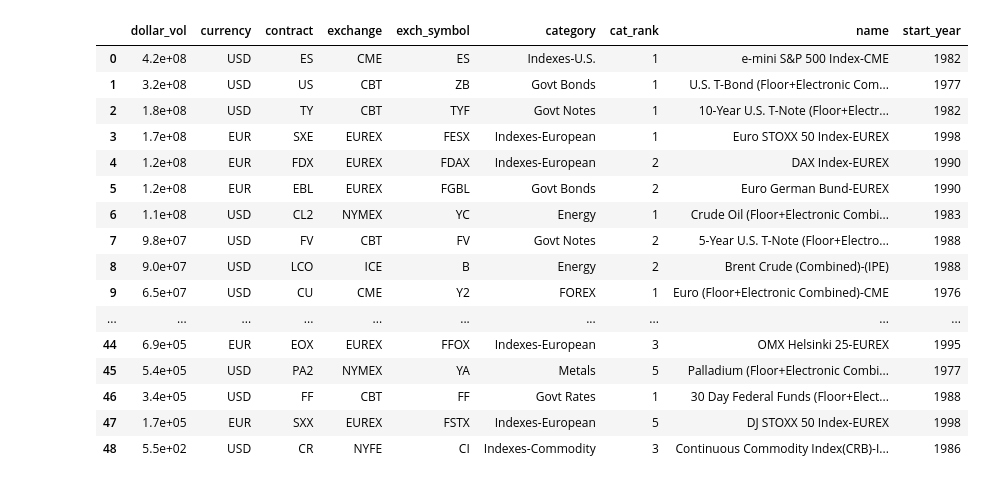
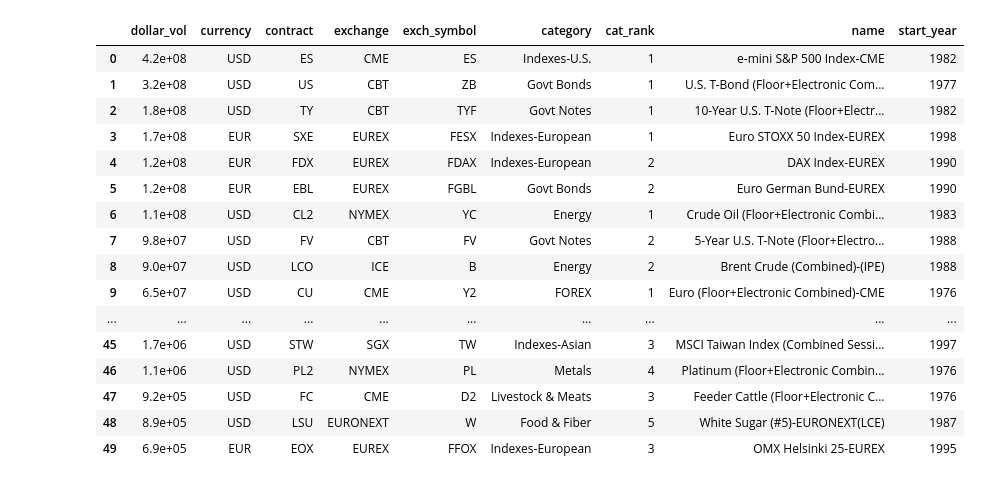
Before and after one commit to chiaolun/trend_following, a Jupyter notebook: analysis.ipynb, the cells around one changed output. Saved outputs shown, nothing was run; the diff lists cells and outputs as text; code cells hidden in the pictures.

```diff
--- a/analysis.ipynb
+++ b/analysis.ipynb
@@ -34,7 +42,3 @@ for contract, mult in [
 # %%
-dailies[["prev_date", "prev_close"]] = (
-    dailies.sort_values("date")
-    .groupby(["contract", "expiry"])
-    [["date", "close"]].shift()
-)
-dailies["d_close"] = dailies["close"] - dailies["prev_close"]
+prev_close = dailies.sort_values("date").groupby(["contract", "expiry"]).close.shift()
+dailies["d_close"] = dailies["close"] - prev_close
@@ -41,5 +47,5 @@ dailies["d_close"] = dailies["close"] - dailies["prev_close"]
 # %%
 dailies["expiry_int"] = (
     dailies["expiry"].str.slice(0, 4).astype(int) * 12 +
-    dailies["expiry"].str.slice(4, 5).apply(months.get)
+    dailies["expiry"].str.slice(4, 5).map(months)
 )
@@ -52,2 +64,2 @@ dailies[["expiry_int", "mod_month"]] = dailies[["expiry_int", "mod_month"]].asty
 # %%
-dailies = dailies[dailies.mod_month.between(0, 11)].copy()
+dailies = dailies.query("mod_month.between(0, 11)").copy()
@@ -54,2 +68,2 @@ dailies = dailies[dailies.mod_month.between(0, 11)].copy()
 # %%
-dailies["mod_month"] = pd.Categorical.from_codes(dailies["mod_month"], months.keys())
+dailies["mod_month"] = pd.Categorical.from_codes(dailies["mod_month"], months.index)
@@ -135,37 +163,35 @@ contract_volumes["start_year"] = contract_volumes.contract.map(
 # %%
 shortlist = (
     contract_volumes
-    .query("cat_rank <= 5 & start_year < 2000")
-    .query("decade == 2010")
+    .query("cat_rank <= 6 & start_year < 2000 & decade == 2010")
     .query("dollar_vol.rank(ascending=False) <= 50")
-#         .sort_values(["category", "dollar_vol"], ascending=[True, False])
     .sort_values("dollar_vol", ascending=False)
     [["dollar_vol", "currency", "contract", "exchange", "exch_symbol",
       "category", "cat_rank", "name", "start_year"]]
     .reset_index(drop=True)
 )
 with pd.option_context("display.max_rows", None):
     display(
         shortlist
         .style
         .format(subset=["dollar_vol"], formatter="{:.1e}")
         .set_properties(subset=["name"], **{'white-space': 'pre-wrap'})
     )
 # %% [output]
 |  | dollar_vol | currency | contract | exchange | exch_symbol | category | cat_rank | name | start_year |
 | 0 | 4.2e+08 | USD | ES | CME | ES | Indexes-U.S. | 1 | e-mini S&P 500 Index-CME | 1982 |
 | 1 | 3.2e+08 | USD | US | CBT | ZB | Govt Bonds | 1 | U.S. T-Bond (Floor+Electronic Com... | 1977 |
 | 2 | 1.8e+08 | USD | TY | CBT | TYF | Govt Notes | 1 | 10-Year U.S. T-Note (Floor+Electr... | 1982 |
 | 3 | 1.7e+08 | EUR | SXE | EUREX | FESX | Indexes-European | 1 | Euro STOXX 50 Index-EUREX | 1998 |
 | 4 | 1.2e+08 | EUR | FDX | EUREX | FDAX | Indexes-European | 2 | DAX Index-EUREX | 1990 |
 | 5 | 1.2e+08 | EUR | EBL | EUREX | FGBL | Govt Bonds | 2 | Euro German Bund-EUREX | 1990 |
 | 6 | 1.1e+08 | USD | CL2 | NYMEX | YC | Energy | 1 | Crude Oil (Floor+Electronic Combi... | 1983 |
 | 7 | 9.8e+07 | USD | FV | CBT | FV | Govt Notes | 2 | 5-Year U.S. T-Note (Floor+Electro... | 1988 |
 | 8 | 9.0e+07 | USD | LCO | ICE | B | Energy | 2 | Brent Crude (Combined)-(IPE) | 1988 |
 | 9 | 6.5e+07 | USD | CU | CME | Y2 | FOREX | 1 | Euro (Floor+Electronic Combined)-CME | 1976 |
 | ... | ... | ... | ... | ... | ... | ... | ... | ... | ... |
-| 44 | 6.9e+05 | EUR | EOX | EUREX | FFOX | Indexes-European | 3 | OMX Helsinki 25-EUREX | 1995 |
-| 45 | 5.4e+05 | USD | PA2 | NYMEX | YA | Metals | 5 | Palladium (Floor+Electronic Combi... | 1977 |
-| 46 | 3.4e+05 | USD | FF | CBT | FF | Govt Rates | 1 | 30 Day Federal Funds (Floor+Elect... | 1988 |
-| 47 | 1.7e+05 | EUR | SXX | EUREX | FSTX | Indexes-European | 5 | DJ STOXX 50 Index-EUREX | 1998 |
-| 48 | 5.5e+02 | USD | CR | NYFE | CI | Indexes-Commodity | 3 | Continuous Commodity Index(CRB)-I... | 1986 |
+| 45 | 1.7e+06 | USD | STW | SGX | TW | Indexes-Asian | 3 | MSCI Taiwan Index (Combined Sessi... | 1997 |
+| 46 | 1.1e+06 | USD | PL2 | NYMEX | PL | Metals | 4 | Platinum (Floor+Electronic Combin... | 1976 |
+| 47 | 9.2e+05 | USD | FC | CME | D2 | Livestock & Meats | 3 | Feeder Cattle (Floor+Electronic C... | 1976 |
+| 48 | 8.9e+05 | USD | LSU | EURONEXT | W | Food & Fiber | 5 | White Sugar (#5)-EURONEXT(LCE) | 1987 |
+| 49 | 6.9e+05 | EUR | EOX | EUREX | FFOX | Indexes-European | 3 | OMX Helsinki 25-EUREX | 1995 |
```
Also changed, not shown: parts of 43 cells of this notebook, 4 other files.
